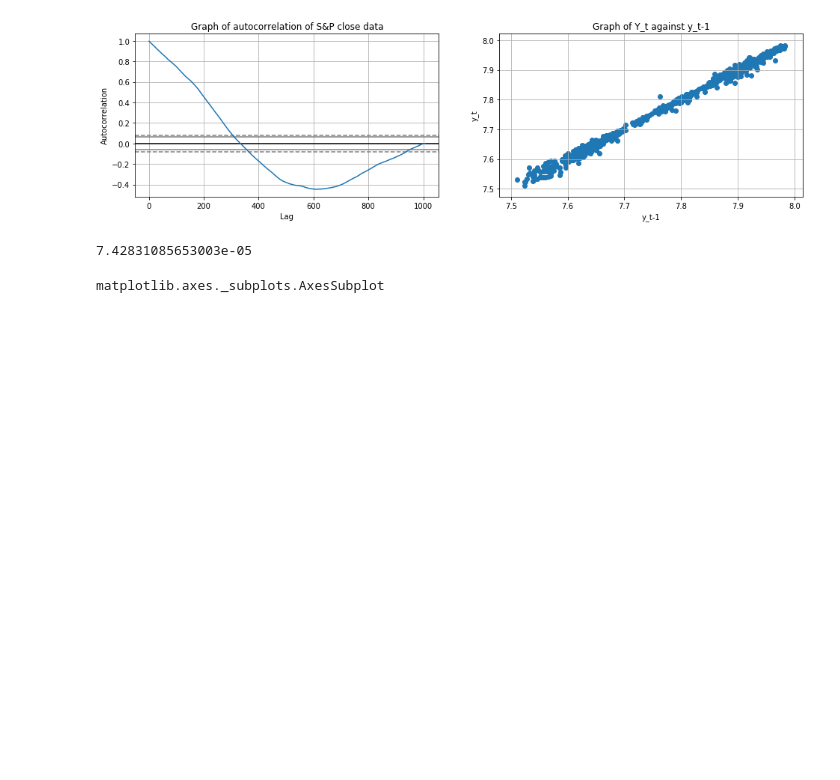
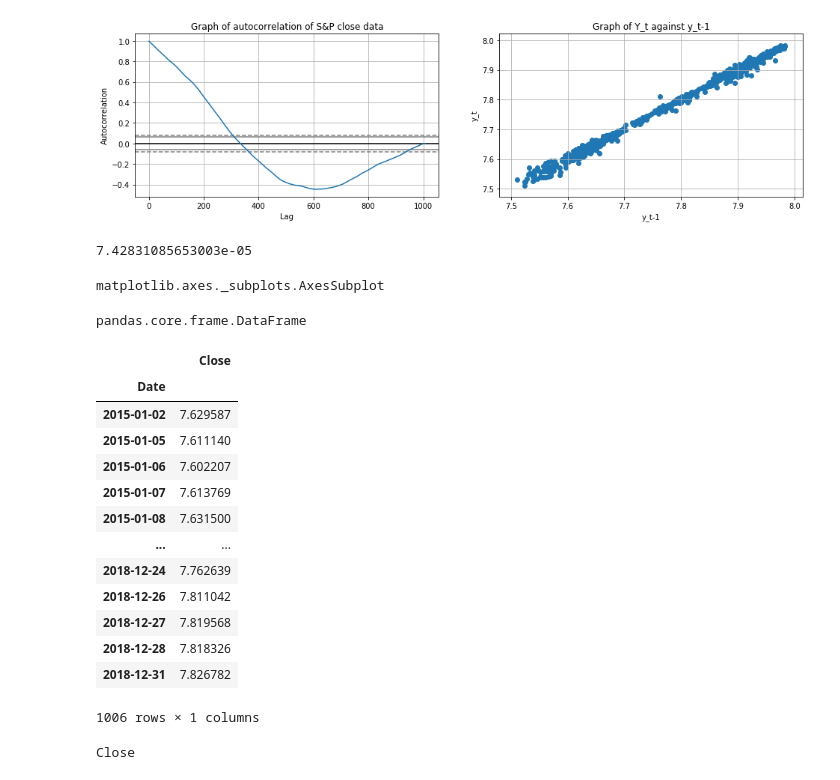
Before and after one commit to yhl116/FSPCW, a Jupyter notebook: part1/1.2 ARMA vs. ARIMA Models for Financial Applications.ipynb, the cells around one changed output. Saved outputs shown, nothing was run; the diff lists cells and outputs as text; code cells hidden in the pictures; blank space fills up the shorter version.

```diff
--- a/1.2 ARMA vs. ARIMA Models for Financial Applications.ipynb
+++ b/part1/1.2 ARMA vs. ARIMA Models for Financial Applications.ipynb
@@ -181,3 +181,29 @@ mean_squared_error(snp_arima['True'][1:], snp_arima['Prediction'][1:])
 type(k)
 # %% [output]
 matplotlib.axes._subplots.AxesSubplot
+# %%
+type(snp_close)
+# %% [output]
+pandas.core.frame.DataFrame
+# %%
+snp_close
+# %% [output]
+|  | Close |
+| Date |  |
+| 2015-01-02 | 7.629587 |
+| 2015-01-05 | 7.611140 |
+| 2015-01-06 | 7.602207 |
+| 2015-01-07 | 7.613769 |
+| 2015-01-08 | 7.631500 |
+| ... | ... |
+| 2018-12-24 | 7.762639 |
+| 2018-12-26 | 7.811042 |
+| 2018-12-27 | 7.819568 |
+| 2018-12-28 | 7.818326 |
+| 2018-12-31 | 7.826782 |
+1006 rows × 1 columns
+# %%
+for x in snp_close:
+    print(x)
+# %% [output]
+Close
```
Also changed, not shown: 17 other files.
